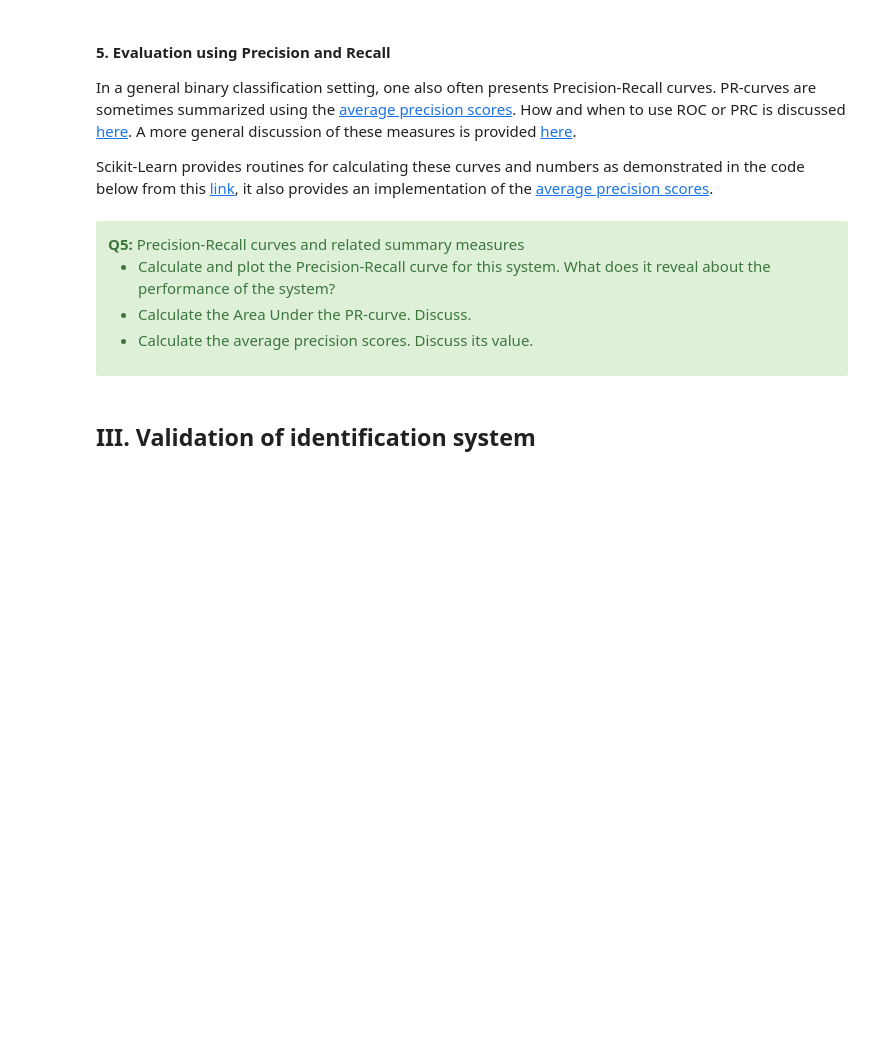
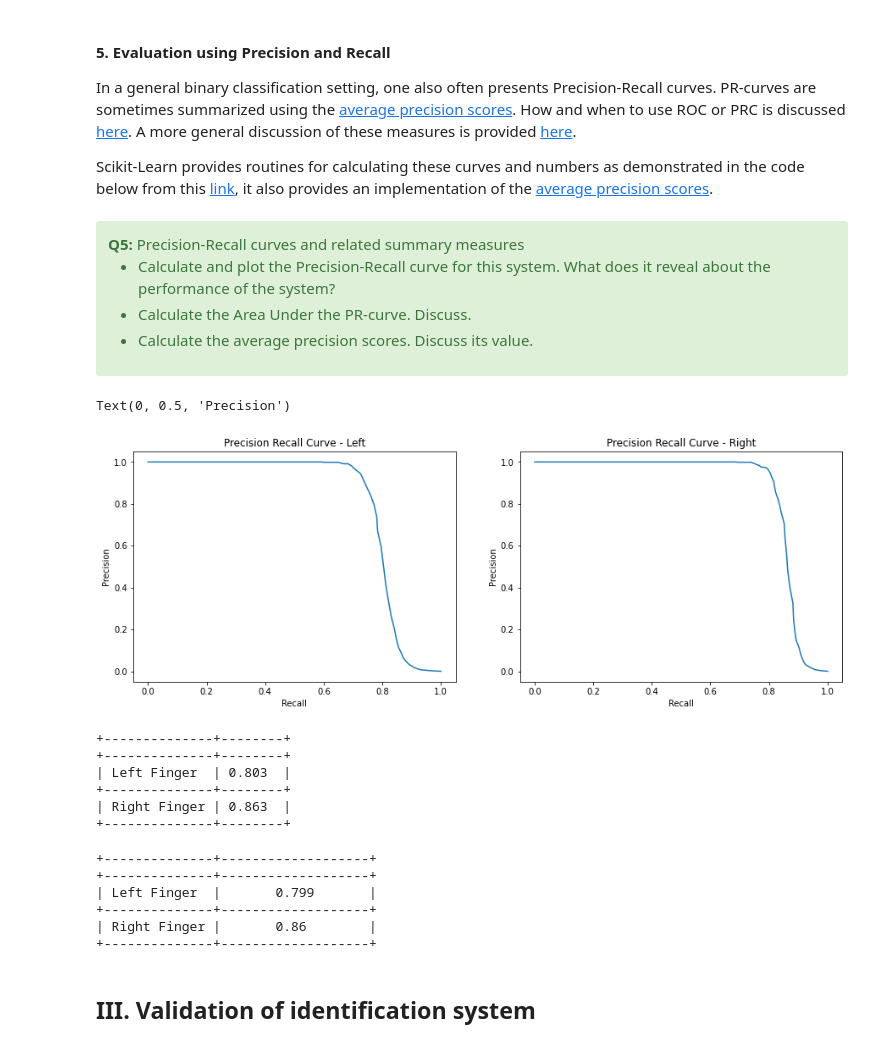
Before and after one commit to denizsoysal/biometrics, a Jupyter notebook: assignments/Assignment1/assignment_1_2022.ipynb, the cells around one changed output. Cells and saved outputs as stored; diff of their text form; code cells hidden in the pictures; blank space fills up the shorter version.

```diff
--- a/assignments/Assignment1/assignment_1_2022.ipynb
+++ b/assignments/Assignment1/assignment_1_2022.ipynb
@@ -506,3 +708,69 @@ Scikit-Learn provides routines for calculating these curves and numbers as demon
+# %%
+"""Calculate and plot the Precision-Recall curve for this system"""
+
+fig, axis = plt.subplots(1,2,figsize=(15,5))
+
+"""
+LEFT FINGER
+"""
+PR_precision_li, PR_recall_li, PR_thresholds_li = metrics.precision_recall_curve(y_true_li,y_score_li)
+
+axis[0].plot(PR_recall_li,PR_precision_li)
+axis[0].title.set_text("Precision Recall Curve - Left")
+axis[0].set_xlabel('Recall')
+axis[0].set_ylabel('Precision')
+
+"""
+RIGHT FINGER
+"""
+PR_precision_ri, PR_recall_ri, PR_thresholds_ri = metrics.precision_recall_curve(y_true_ri,y_score_ri)
+
+axis[1].plot(PR_recall_ri,PR_precision_ri)
+axis[1].title.set_text("Precision Recall Curve - Right")
+axis[1].set_xlabel('Recall')
+axis[1].set_ylabel('Precision')
+# %% [output]
+Text(0, 0.5, 'Precision')
+[figure, added]
+# %%
+"""Calculate the Area Under the PR-curve."""
+# metric.auc is a function to do it
+
+PR_auc_li = metrics.auc(PR_recall_li, PR_precision_li)
+PR_auc_ri = metrics.auc(PR_recall_ri, PR_precision_ri)
+
+table = BeautifulTable()
+table.rows.append([PR_auc_li])
+table.rows.append([PR_auc_ri])
+table.rows.header = ["Left Finger", "Right Finger"]
+table.columns.header = ["PR AUC"]
+print(table)
+# %% [output]
++--------------+--------+
++--------------+--------+
+| Left Finger  | 0.803  |
++--------------+--------+
+| Right Finger | 0.863  |
++--------------+--------+
+# %%
+"""Calculate the average precision scores"""
+
+average_precision_li = metrics.average_precision_score(y_true_li, y_score_li)
+average_precision_ri = metrics.average_precision_score(y_true_ri, y_score_ri)
+
+table = BeautifulTable()
+table.rows.append([average_precision_li])
+table.rows.append([average_precision_ri])
+table.rows.header = ["Left Finger", "Right Finger"]
+table.columns.header = ["Average Precision"]
+print(table)
+# %% [output]
++--------------+-------------------+
++--------------+-------------------+
+| Left Finger  |       0.799       |
++--------------+-------------------+
+| Right Finger |       0.86        |
++--------------+-------------------+
 # %% [markdown]
 ## III. Validation of identification system
 # %% [markdown]
```
Also changed, not shown: parts of 27 cells of this notebook.
